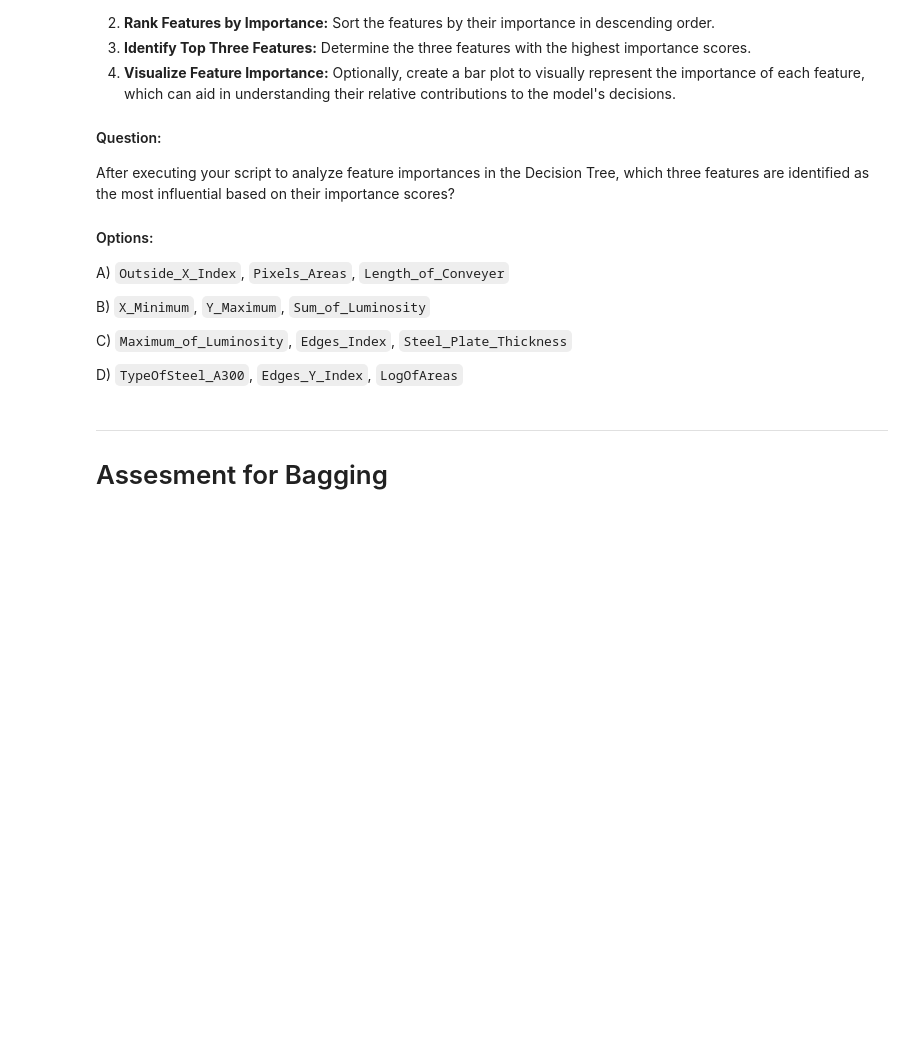
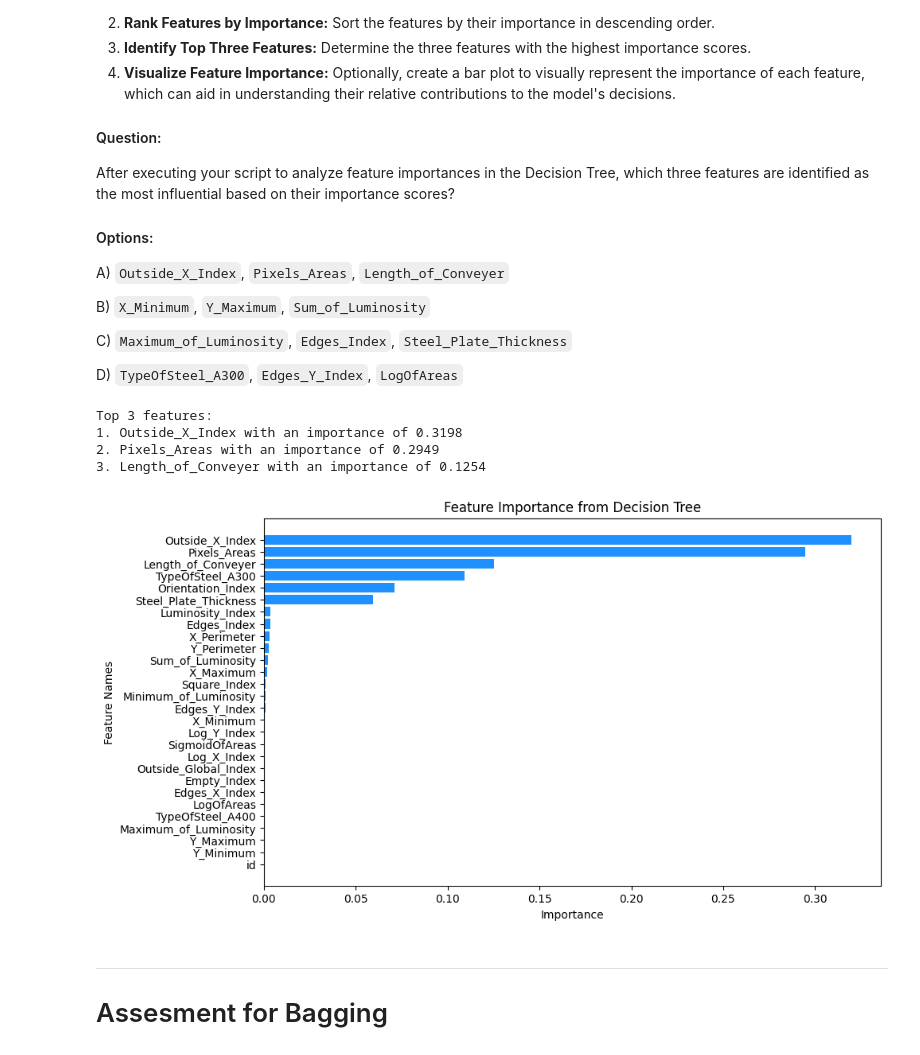
Before and after one commit to sr606/Machine-Learning_Practices, a Jupyter notebook: Decision_Tree_Case_Study.ipynb, the cells around one changed output. Saved outputs shown, nothing was run; the diff lists cells and outputs as text; code cells hidden in the pictures; blank space fills up the shorter version.

```diff
--- a/Decision_Tree_Case_Study.ipynb
+++ b/Decision_Tree_Case_Study.ipynb
@@ -337,6 +348,6 @@ df.columns
 # %%
 from sklearn.tree import DecisionTreeClassifier
-from sklearn.____ import classification_report
+from sklearn.metrics import classification_report
 
 # Prepare our features for training
 X = df.drop(columns=['Pastry', 'Z_Scratch', 'K_Scatch', 'Stains',
@@ -348,14 +359,14 @@ X_train, X_test, y_train, y_test = train_test_split(X, y, random_state=42)
 
 # TODO: Initialize the Decision Tree classifier with the given hyperparameters and class weights
 # Hint: Use documentation to find how to balance the class_weights in DecisionTrees
-dt_classifier = DecisionTreeClassifier(____='entropy', random_state=42, class_weight=____)
+dt_classifier = DecisionTreeClassifier(criterion='entropy', random_state=42, class_weight='balanced')
 
 # TODO: Train the Decision Tree classifier on training data
-dt_classifier.___(X_train, ____)
+dt_classifier.fit(X_train, y_train)
 
 # TODO: Predict on the test data
-y_pred = dt_classifier.____(____)
+y_pred = dt_classifier.predict(X_test)
 
 # TODO: Generate a classification report to include the metrics for each class
-report = classification_report(___, ____, target_names=np.unique(y_train))
+report = classification_report(y_test, y_pred, target_names=np.unique(y_train))
 print(report)
@@ -490,30 +533,35 @@ D) `TypeOfSteel_A300`, `Edges_Y_Index`, `LogOfAreas`
 # %%
 feature_names = X_train.columns
 
 # TODO: Get feature importances of the best_tree_clf from 'previous question'
-feature_importances = ______
-
+feature_importances = best_tree_clf.feature_importances_
 # TODO: Sort the features by importance (get their indices only not the values. )
-sorted_idx = np.____(feature_importances)[::-1]  # This sorts indices by importance from high to low
+sorted_idx = np.argsort(feature_importances)[::-1]  # This sorts indices by importance from high to low
 
 # Output the top 3 features
 print("Top 3 features:")
 for i in range(3):
     feature_index = sorted_idx[i]
     print(f"{i+1}. {feature_names[feature_index]} with an importance of {feature_importances[feature_index]:.4f}")
 
 sorted_feature_names = [feature_names[i] for i in sorted_idx]
 sorted_importances = feature_importances[sorted_idx]
 
 # TODO: Create a horizontal bar plot for the feature importances
 plt.figure(figsize=(10, 6))
-plt.barh(range(len(sorted_importances)), _____, align='center', color='dodgerblue')
+plt.barh(range(len(sorted_importances)), sorted_importances, align='center', color='dodgerblue')
 plt.yticks(range(len(sorted_importances)), sorted_feature_names)
 plt.xlabel('Importance')
 plt.ylabel('Feature Names')
 plt.title('Feature Importance from Decision Tree')
 plt.gca().invert_yaxis()  # Invert y-axis to have the highest importance on top
 plt.show()
+# %% [output]
+Top 3 features:
+1. Outside_X_Index with an importance of 0.3198
+2. Pixels_Areas with an importance of 0.2949
+3. Length_of_Conveyer with an importance of 0.1254
+[figure, added]
 # %% [markdown]
 
 
```
Also changed, not shown: parts of 4 cells of this notebook.
